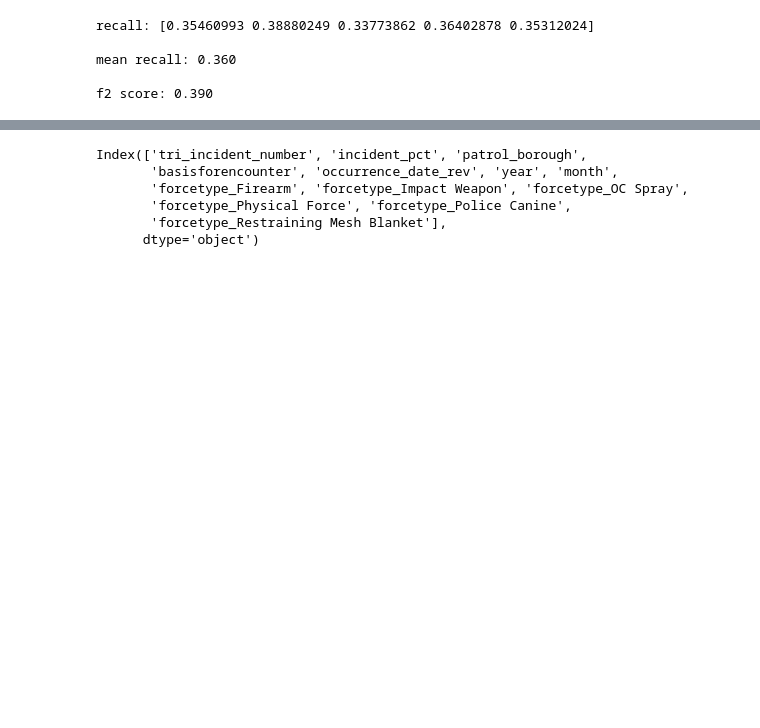
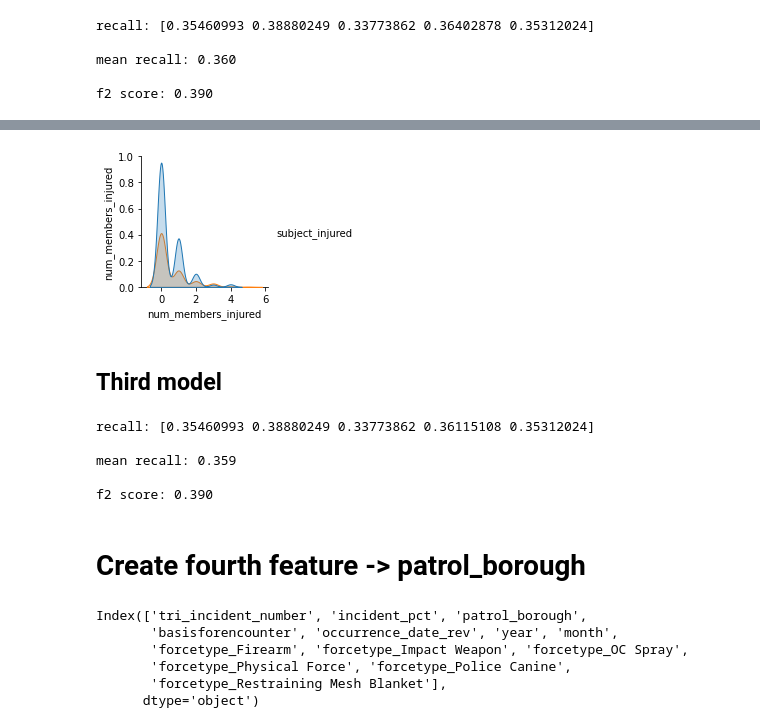
Before and after one commit to chloebs4590/Metis-Classification, a Jupyter notebook: nypd_use_of_force.ipynb, the cells around one changed output, grey strips where cells are left out. Drawn from its saved outputs; the diff is of its cells as text; code cells hidden in the pictures; blank space fills up the shorter version.

Commit message:
more modeling

```diff
--- a/nypd_use_of_force.ipynb
+++ b/nypd_use_of_force.ipynb
@@ -545,0 +564,15 @@ f2 score: 0.390
+# %%
+members['member_injured_rev'] = members['member_injured'].apply(lambda x: 1 if x == 'Y' else 0)
+members_tri_member_injured = (members.groupby('tri_incident_number',as_index=False)['member_injured_rev'].sum())
+
+member_injured_feature = ['num_members_injured']
+
+members_tri_member_injured.columns = ['tri_incident_number'] + member_injured_feature
+
+df_X = df_X.merge(members_tri_member_injured, on='tri_incident_number')
+# %%
+plot_features(df_X[['num_members_injured','subject_injured']])
+# %% [output]
+[figure, added]
+# %% [markdown]
+## Third model
@@ -546,3 +587,27 @@ f2 score: 0.390
+# %%
+# logistic regression with three features
+
+lr_3 = LogisticRegression(solver='lbfgs')
+lr_3.fit(X_tr_val_3, y_tr_val_3)
+
+kf = KFold(n_splits=5, shuffle=True, random_state = 71)
+cv_results = cross_validate(lr_3, X_tr_val_3, y_tr_val_3, cv=kf, scoring='recall')
+
+y_pred_3 = lr_3.predict(X_tr_val_3)
+
+print(f"recall: {(cv_results['test_score'])}")
+print("")
+print(f"mean recall: {(np.mean(cv_results['test_score'])):.3f}")
+print("")
+print(f"f2 score: {fbeta_score(y_tr_val_3, y_pred_3, beta=2):.3f}")
+# %% [output]
+recall: [0.35460993 0.38880249 0.33773862 0.36115108 0.35312024]
+
+mean recall: 0.359
+
+f2 score: 0.390
+# %% [markdown]
+# Create fourth feature -> patrol_borough
 # %%
 incidents.columns
 # %% [output]
```
Also changed, not shown: parts of 60 cells of this notebook.
